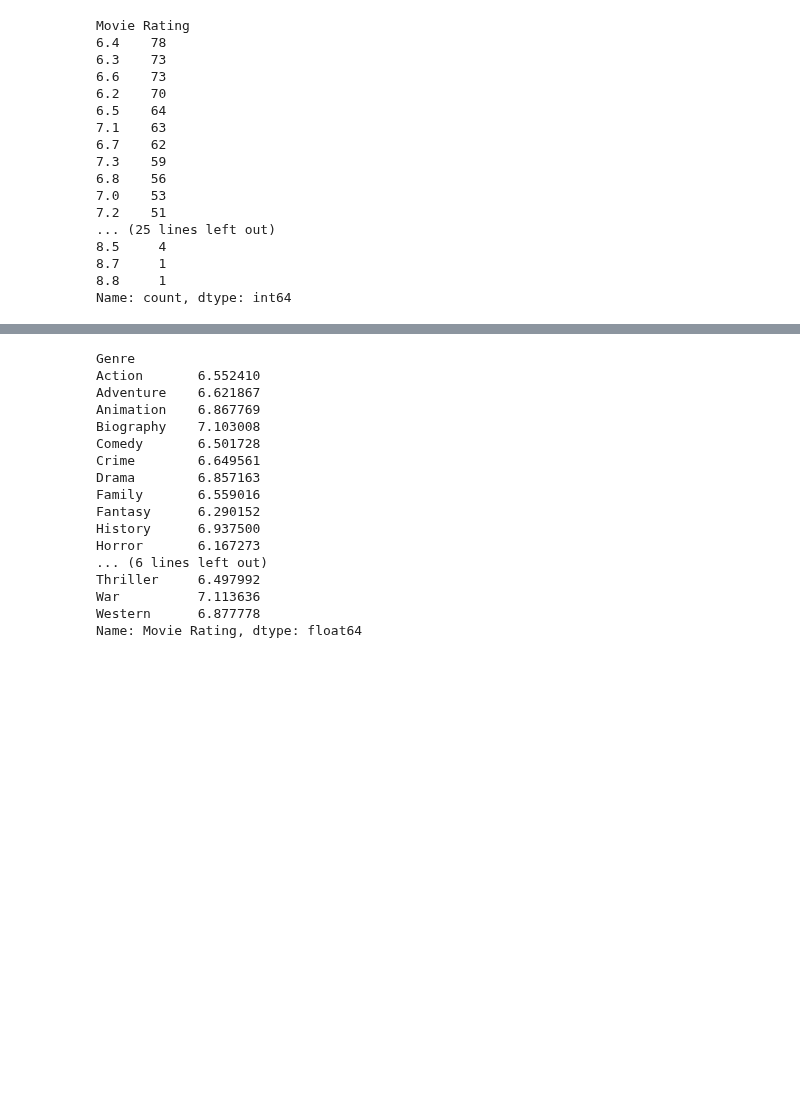
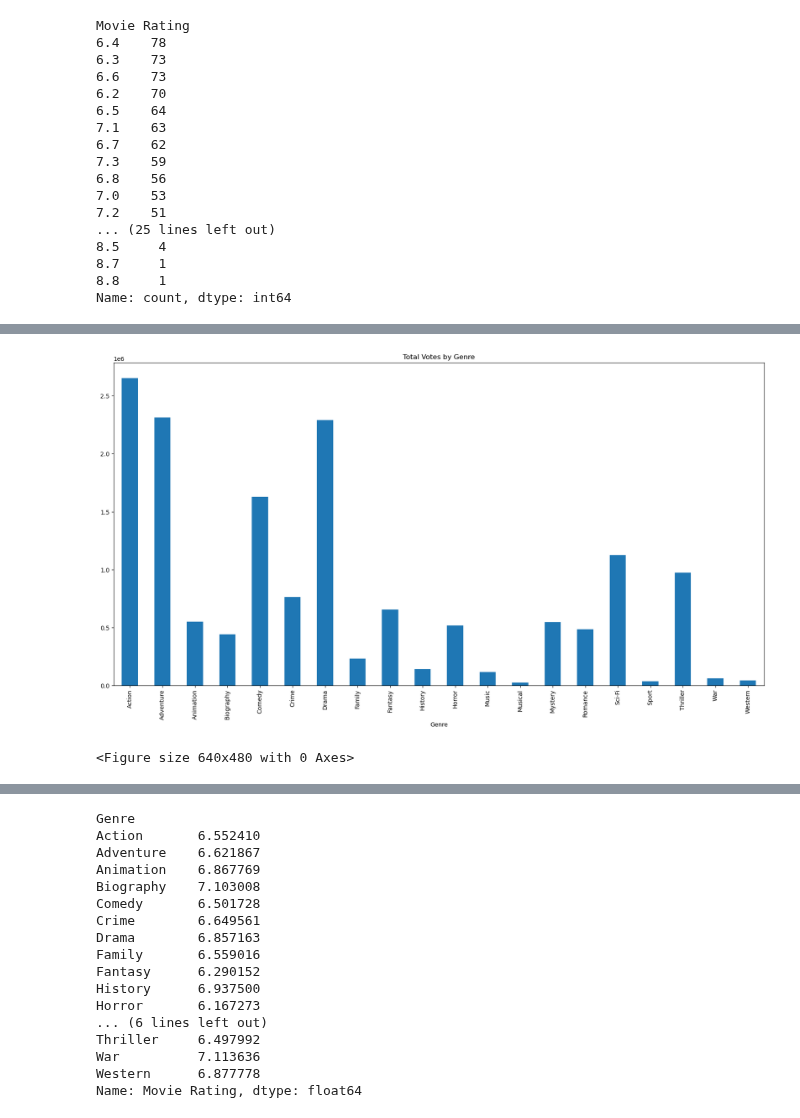
Before and after one commit to rackhamsauer/Project-1, a Jupyter notebook: Micheal playground.ipynb, the cells around one changed output, grey strips where cells are left out. Saved outputs shown, nothing was run; the diff lists cells and outputs as text; code cells hidden in the pictures; blank space fills up the shorter version.

```diff
--- a/Micheal playground.ipynb
+++ b/Micheal playground.ipynb
@@ -177,0 +138,3 @@ filtered_df["Movie Rating"].hist(bins=20)
+# %%
+total_votes_per_genre = split_data.groupby('Genre')['Vote Count'].sum()
+total_votes_per_genre
@@ -177,0 +159,10 @@ filtered_df["Movie Rating"].hist(bins=20)
+# %%
+total_votes_per_genre.plot(kind="bar", figsize=(20,10
+                                               ), title = "Total Votes by Genre")
+
+
+plt.show()
+plt.tight_layout()
+# %% [output]
+[figure, added]
+<Figure size 640x480 with 0 Axes>
```
Also changed, not shown: parts of 32 cells of this notebook.
